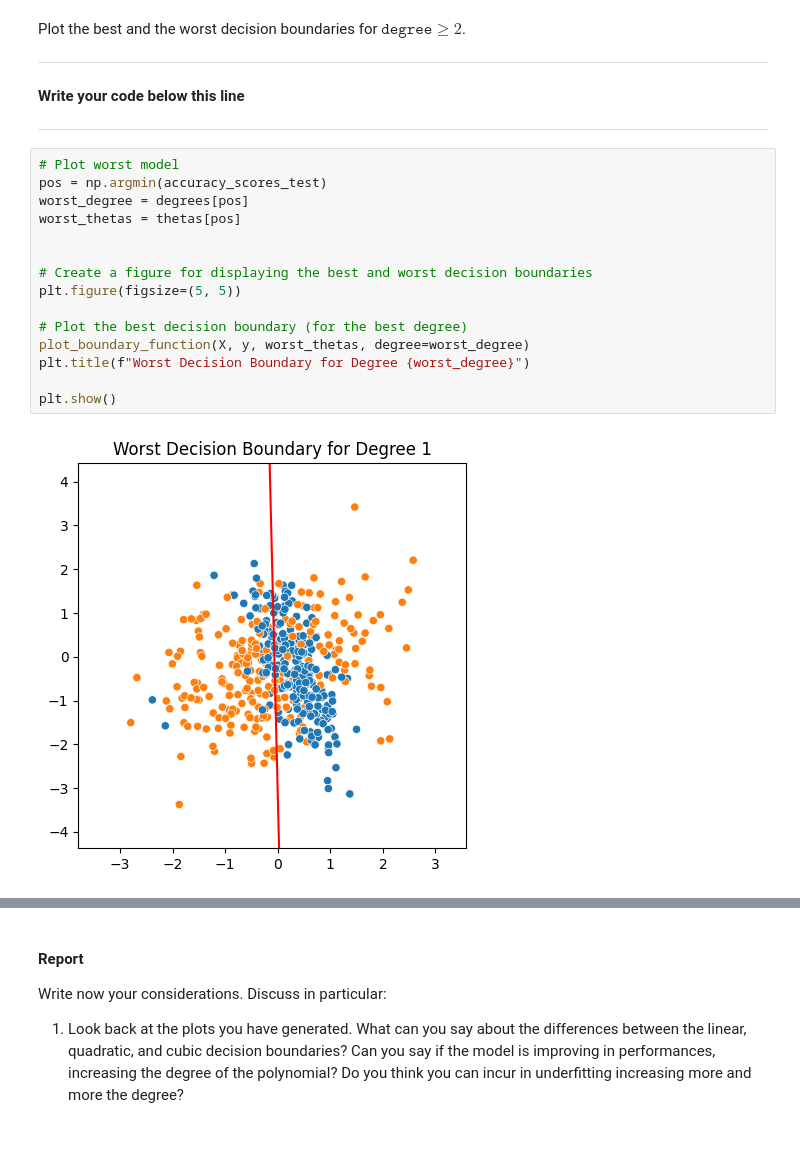
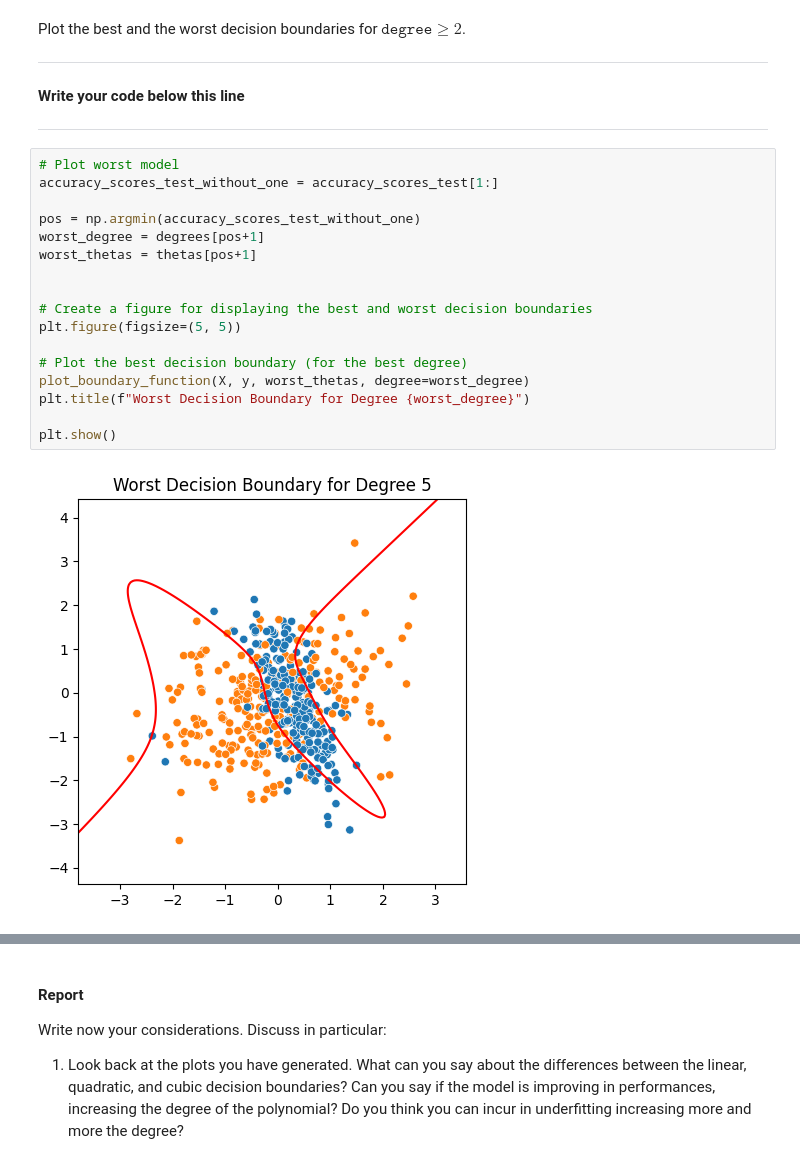
Before and after one commit to azzadom/FDS-HWS, a Jupyter notebook: Homework02/HW2.ipynb, the cells around one changed output, grey strips where cells are left out. Cells and saved outputs as stored; diff of their text form.

```diff
--- a/Homework02/HW2.ipynb
+++ b/Homework02/HW2.ipynb
@@ -527,20 +527,22 @@ Plot the best and the worst decision boundaries for $\texttt{degree} \geq 2$.
 --------------------------------------------
 # %%
 # Plot worst model
-pos = np.argmin(accuracy_scores_test)
-worst_degree = degrees[pos]
-worst_thetas = thetas[pos]
+accuracy_scores_test_without_one = accuracy_scores_test[1:]
+
+pos = np.argmin(accuracy_scores_test_without_one)
+worst_degree = degrees[pos+1]
+worst_thetas = thetas[pos+1]
 
 
 # Create a figure for displaying the best and worst decision boundaries
 plt.figure(figsize=(5, 5))
 
 # Plot the best decision boundary (for the best degree)
 plot_boundary_function(X, y, worst_thetas, degree=worst_degree)
 plt.title(f"Worst Decision Boundary for Degree {worst_degree}")
 
 plt.show()
 # %% [output]
-[figure, old version]
+[figure, new version]
 # %%
 # Plot best model
```
Also changed, not shown: parts of 3 cells of this notebook, 2 other files.
